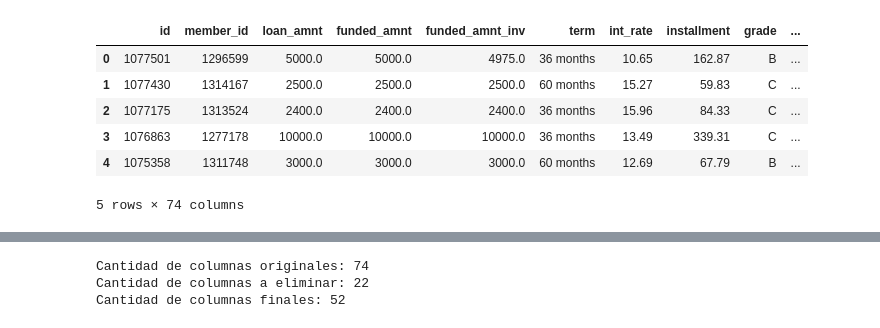
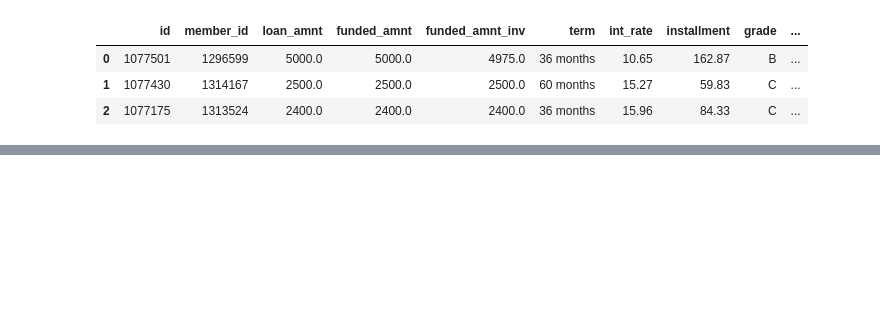
Before and after one commit to keyvhinng/loan-data-ml-project, a Jupyter notebook: Preprocesamiento_Exp_Inicial.ipynb, the cells around one changed output, grey strips where cells are left out. Saved outputs shown, nothing was run; the diff lists cells and outputs as text; code cells hidden in the pictures; blank space fills up the shorter version.

```diff
--- a/Preprocesamiento_Exp_Inicial.ipynb
+++ b/Preprocesamiento_Exp_Inicial.ipynb
@@ -1,17 +1,15 @@
 # %%
 # Importar los datos en un dataframe
 import pandas as pd
 import numpy as np
+pd.set_option('display.max_columns', 500)
 
 data = pd.read_csv('loan.csv',low_memory=False)
-data.head()
+data.head(3)
 # %% [output]
 |  | id | member_id | loan_amnt | funded_amnt | funded_amnt_inv | term | int_rate | installment | grade | ... |
 | 0 | 1077501 | 1296599 | 5000.0 | 5000.0 | 4975.0 | 36 months | 10.65 | 162.87 | B | ... |
 | 1 | 1077430 | 1314167 | 2500.0 | 2500.0 | 2500.0 | 60 months | 15.27 | 59.83 | C | ... |
 | 2 | 1077175 | 1313524 | 2400.0 | 2400.0 | 2400.0 | 36 months | 15.96 | 84.33 | C | ... |
-| 3 | 1076863 | 1277178 | 10000.0 | 10000.0 | 10000.0 | 36 months | 13.49 | 339.31 | C | ... |
-| 4 | 1075358 | 1311748 | 3000.0 | 3000.0 | 3000.0 | 60 months | 12.69 | 67.79 | B | ... |
-5 rows × 74 columns
 # %%
 # Obtener las estadisticas descriptivas
@@ -27,14 +24,3 @@ data.describe()
 | 50% | 3.443327e+07 | 3.709528e+07 | 13000.000000 | 13000.000000 | 13000.000000 | 12.990000 | 382.550000 | 6.500000e+04 | ... |
 | 75% | 5.490814e+07 | 5.847135e+07 | 20000.000000 | 20000.000000 | 20000.000000 | 16.200000 | 572.600000 | 9.000000e+04 | ... |
 | max | 6.861706e+07 | 7.354484e+07 | 35000.000000 | 35000.000000 | 35000.000000 | 28.990000 | 1445.460000 | 9.500000e+06 | ... |
-# %%
-# Se eliminan las columnas con mas de 75% de sus valores perdidos (nulos)
-cols_elim = [x for x in data.columns if data[x].isnull().sum()/data.count().max()>=0.25]
-data_clear_1 = data.drop(columns=cols_elim,axis=1)
-print(f'Cantidad de columnas originales: {data.shape[1]}')
-print(f'Cantidad de columnas a eliminar: {len(cols_elim)}')
-print(f'Cantidad de columnas finales: {data_clear_1.shape[1]}')
-# %% [output]
-Cantidad de columnas originales: 74
-Cantidad de columnas a eliminar: 22
-Cantidad de columnas finales: 52
```
Also changed, not shown: parts of 16 cells of this notebook.
